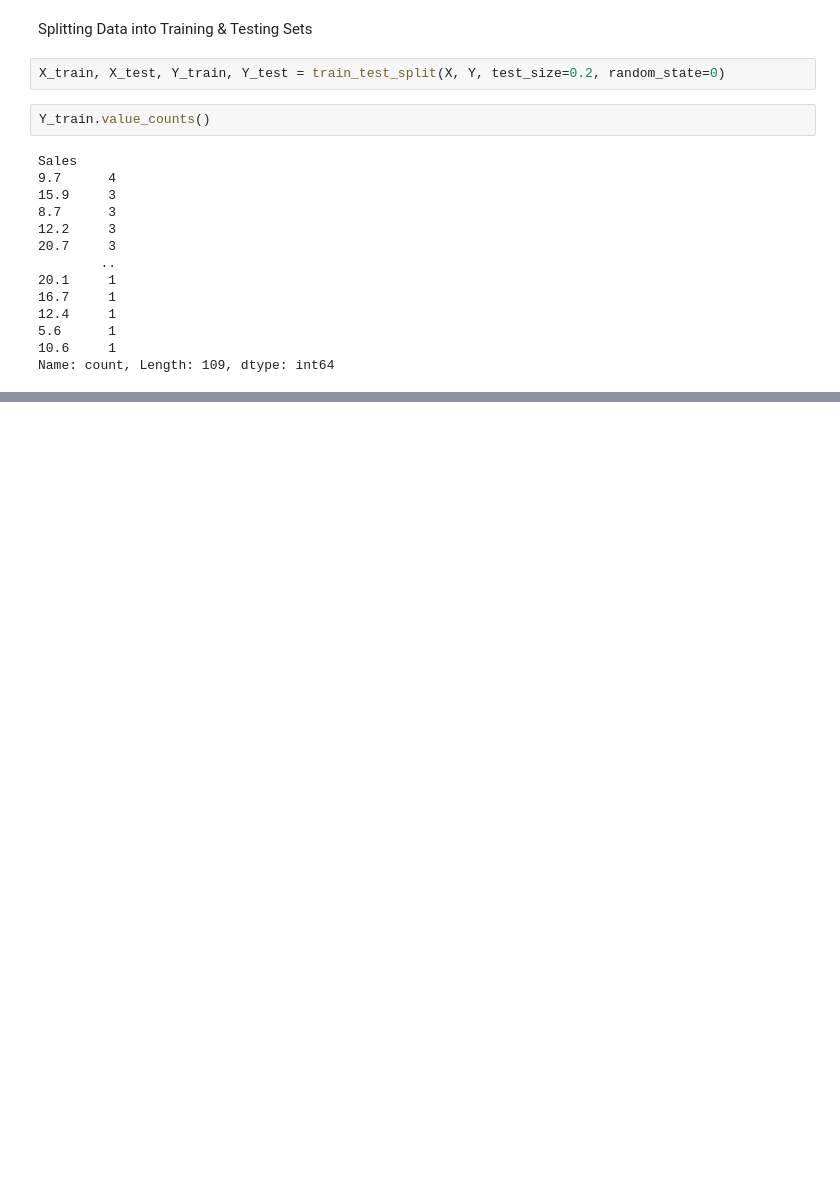
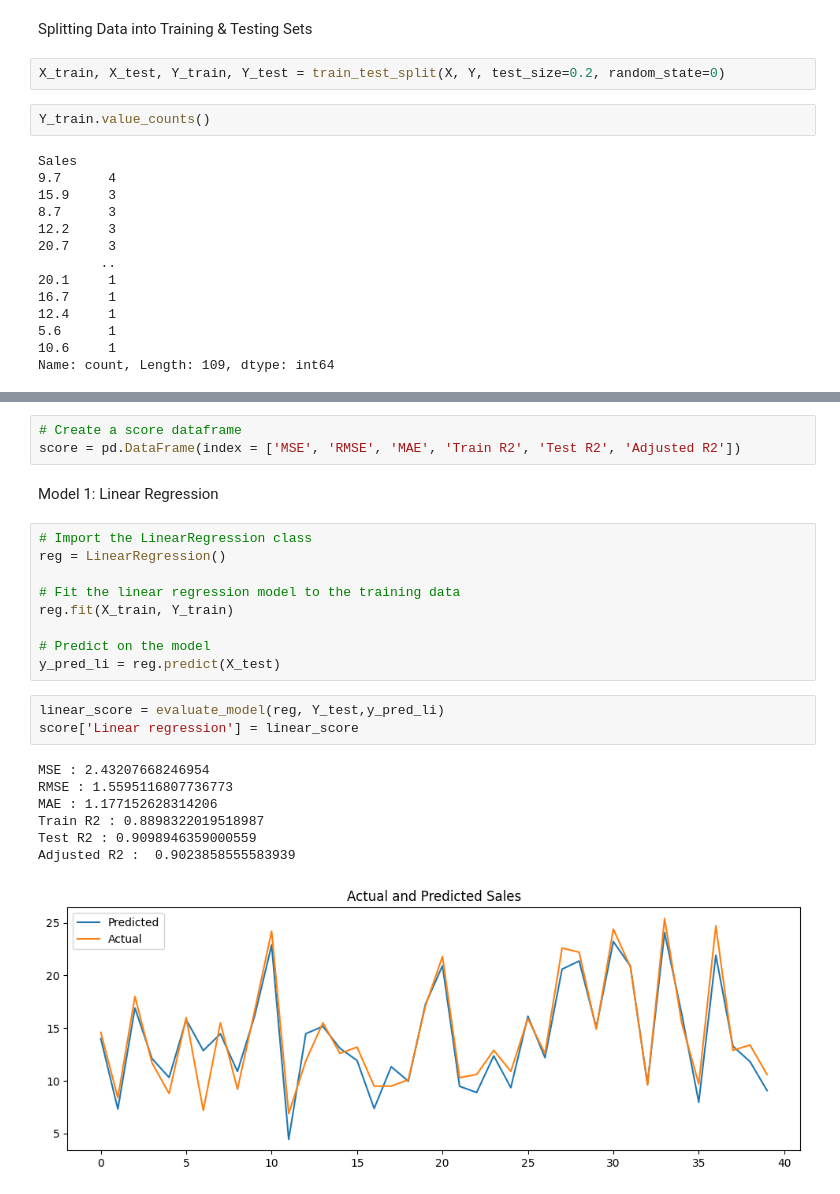
Before and after one commit to aalhadramteke/Sales-Prediction-using-Python, a Jupyter notebook: main.ipynb, the cells around one changed output, grey strips where cells are left out. Drawn from its saved outputs; the diff is of its cells as text; blank space fills up the shorter version.

Commit message:
Linear Regression

```diff
--- a/main.ipynb
+++ b/main.ipynb
@@ -252,0 +290,25 @@ Name: count, Length: 109, dtype: int64
+# %%
+# Create a score dataframe
+score = pd.DataFrame(index = ['MSE', 'RMSE', 'MAE', 'Train R2', 'Test R2', 'Adjusted R2'])
+# %% [markdown]
+Model 1: Linear Regression
+# %%
+# Import the LinearRegression class
+reg = LinearRegression()
+
+# Fit the linear regression model to the training data
+reg.fit(X_train, Y_train)
+
+# Predict on the model
+y_pred_li = reg.predict(X_test)
+# %%
+linear_score = evaluate_model(reg, Y_test,y_pred_li)
+score['Linear regression'] = linear_score
+# %% [output]
+MSE : 2.43207668246954
+RMSE : 1.5595116807736773
+MAE : 1.177152628314206
+Train R2 : 0.8898322019518987
+Test R2 : 0.9098946359000559
+Adjusted R2 :  0.9023858555583939
+[figure, added]
```
Also changed, not shown: parts of 3 cells of this notebook.
